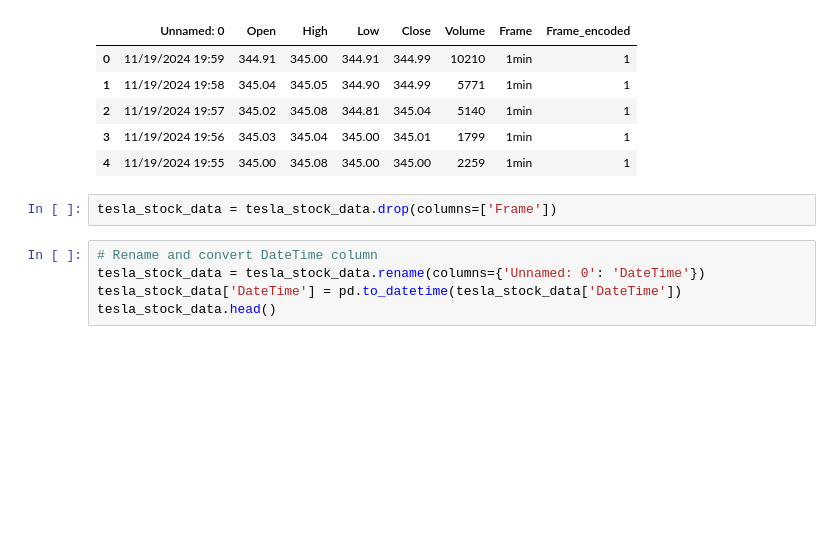
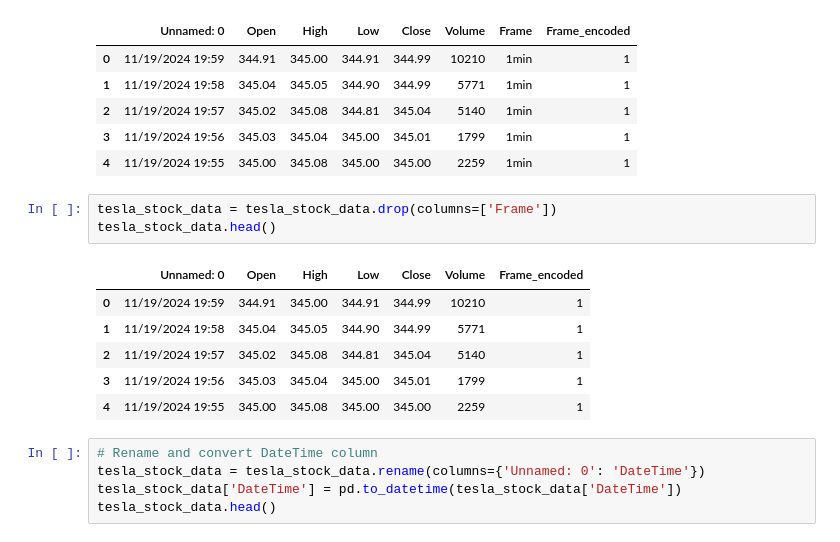
Before and after one commit to taladowiekat/tesla_stock_price_prediction, a Jupyter notebook: TSLA_Stock_Prediction.ipynb, the cells around one changed output. Saved outputs shown, nothing was run; the diff lists cells and outputs as text; blank space fills up the shorter version.

```diff
--- a/TSLA_Stock_Prediction.ipynb
+++ b/TSLA_Stock_Prediction.ipynb
@@ -105,6 +106,14 @@ tesla_stock_data.head()
 | 4 | 11/19/2024 19:55 | 345.00 | 345.08 | 345.00 | 345.00 | 2259 | 1min | 1 |
 # %%
 tesla_stock_data = tesla_stock_data.drop(columns=['Frame'])
+tesla_stock_data.head()
+# %% [output]
+|  | Unnamed: 0 | Open | High | Low | Close | Volume | Frame_encoded |
+| 0 | 11/19/2024 19:59 | 344.91 | 345.00 | 344.91 | 344.99 | 10210 | 1 |
+| 1 | 11/19/2024 19:58 | 345.04 | 345.05 | 344.90 | 344.99 | 5771 | 1 |
+| 2 | 11/19/2024 19:57 | 345.02 | 345.08 | 344.81 | 345.04 | 5140 | 1 |
+| 3 | 11/19/2024 19:56 | 345.03 | 345.04 | 345.00 | 345.01 | 1799 | 1 |
+| 4 | 11/19/2024 19:55 | 345.00 | 345.08 | 345.00 | 345.00 | 2259 | 1 |
 # %%
 # Rename and convert DateTime column
 tesla_stock_data = tesla_stock_data.rename(columns={'Unnamed: 0': 'DateTime'})
```
Also changed, not shown: parts of 105 cells of this notebook, 2 other files.
